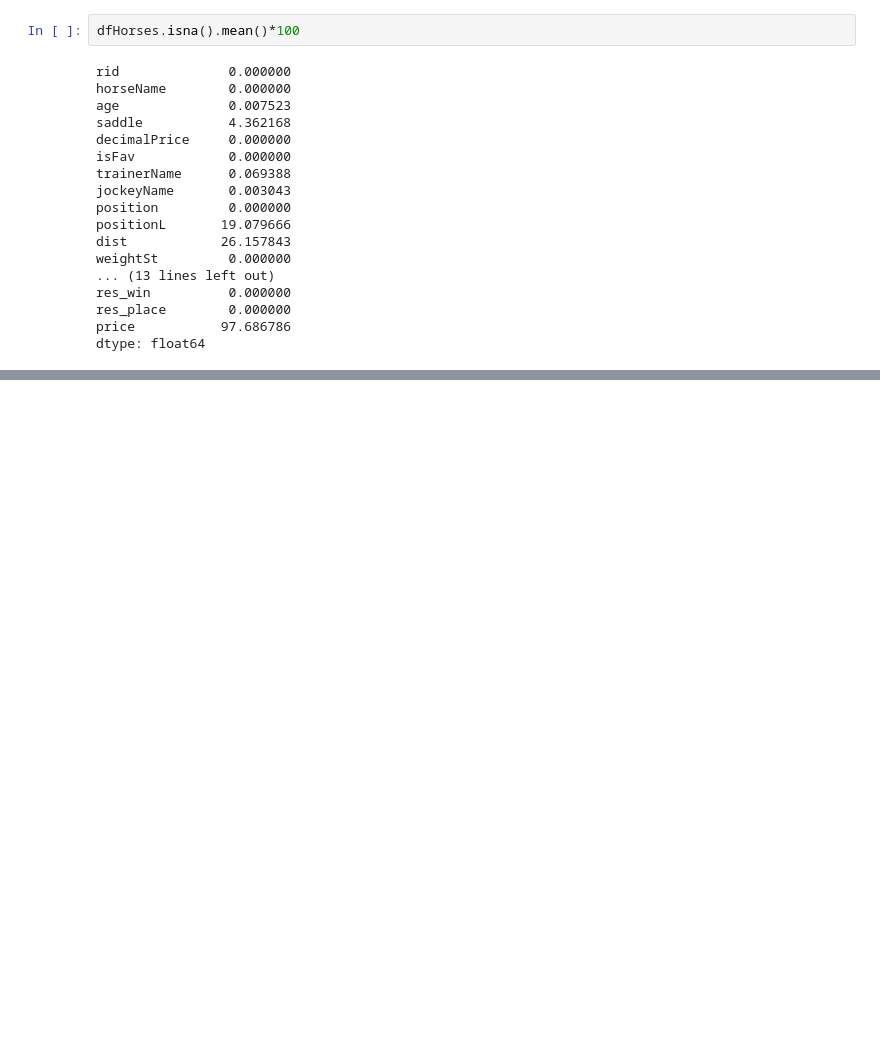
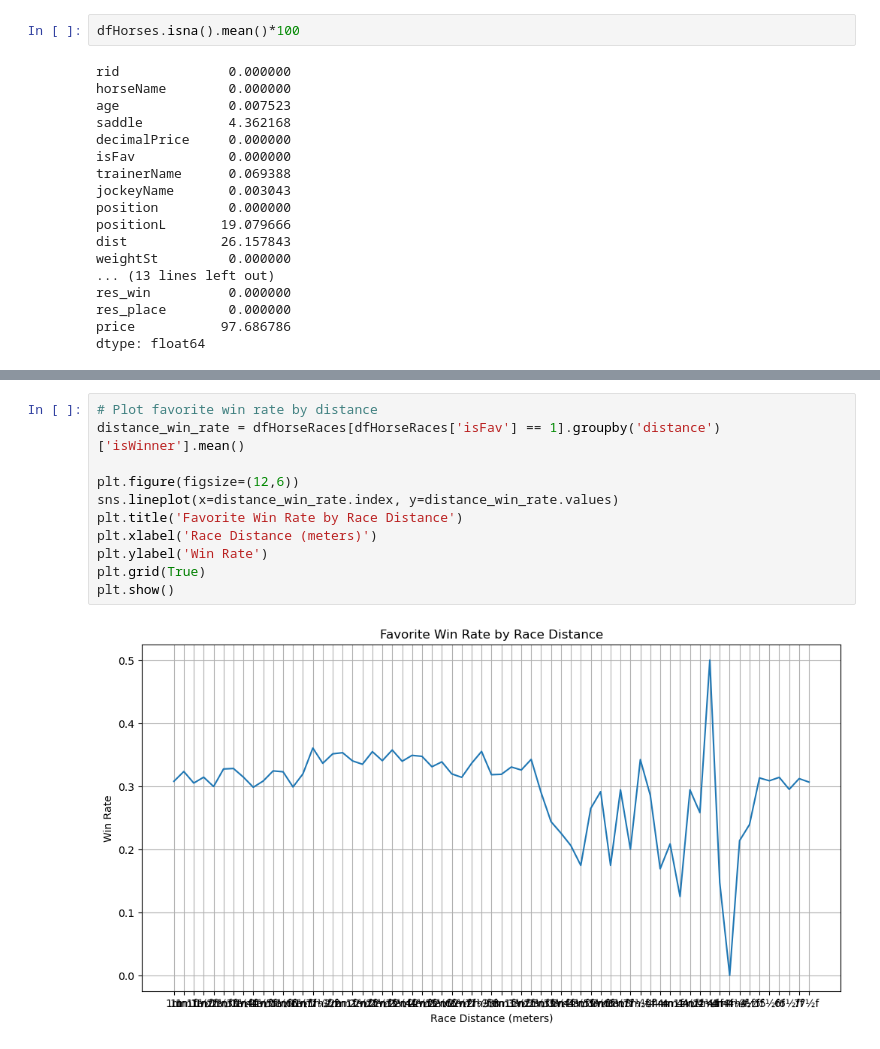
Before and after one commit to sajodajo/HorseRacing, a Jupyter notebook: EDA_SJ.ipynb, the cells around one changed output, grey strips where cells are left out. Cells and saved outputs as stored; diff of their text form; blank space fills up the shorter version.

```diff
--- a/EDA_SJ.ipynb
+++ b/EDA_SJ.ipynb
@@ -63,0 +228,13 @@ dtype: float64
+# %%
+# Plot favorite win rate by distance
+distance_win_rate = dfHorseRaces[dfHorseRaces['isFav'] == 1].groupby('distance')['isWinner'].mean()
+
+plt.figure(figsize=(12,6))
+sns.lineplot(x=distance_win_rate.index, y=distance_win_rate.values)
+plt.title('Favorite Win Rate by Race Distance')
+plt.xlabel('Race Distance (meters)')
+plt.ylabel('Win Rate')
+plt.grid(True)
+plt.show()
+# %% [output]
+[figure, added]
```
Also changed, not shown: parts of 33 cells of this notebook.
